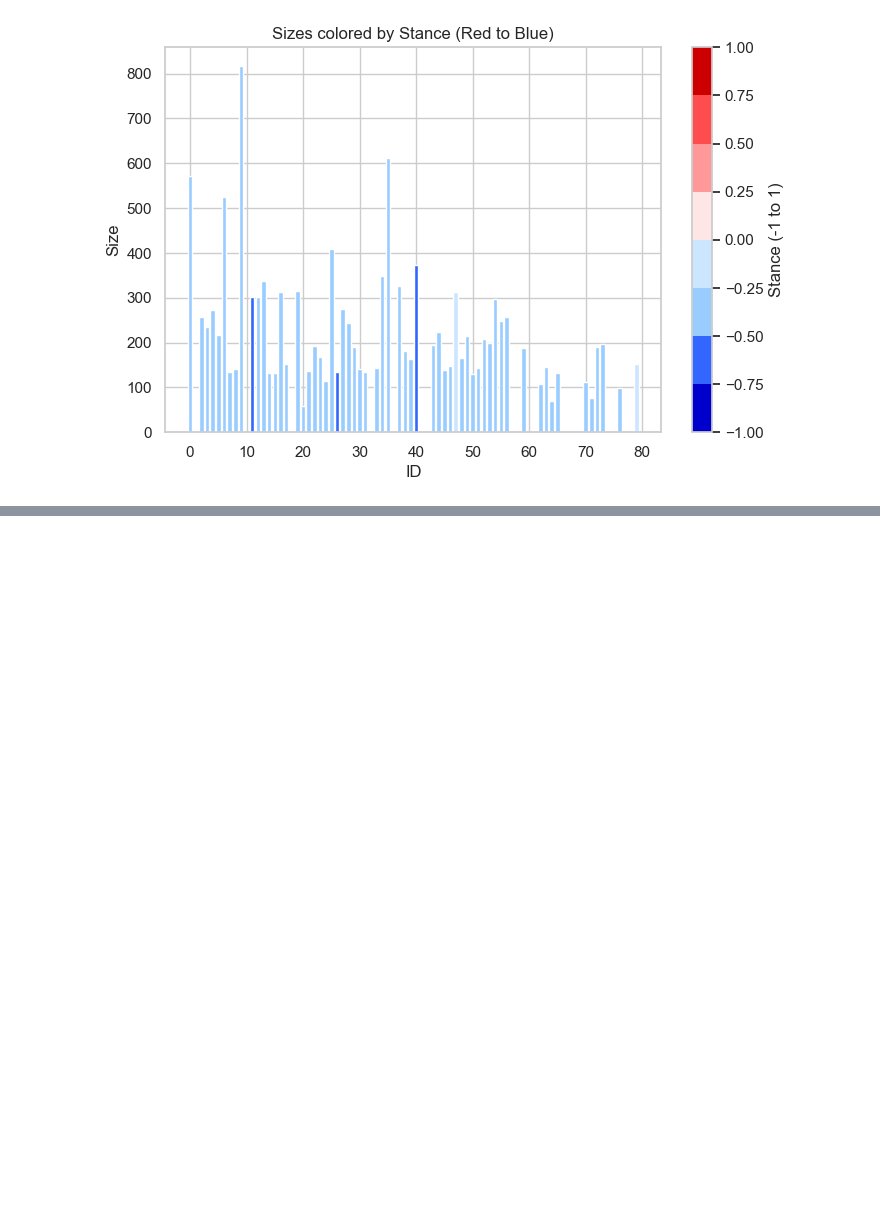
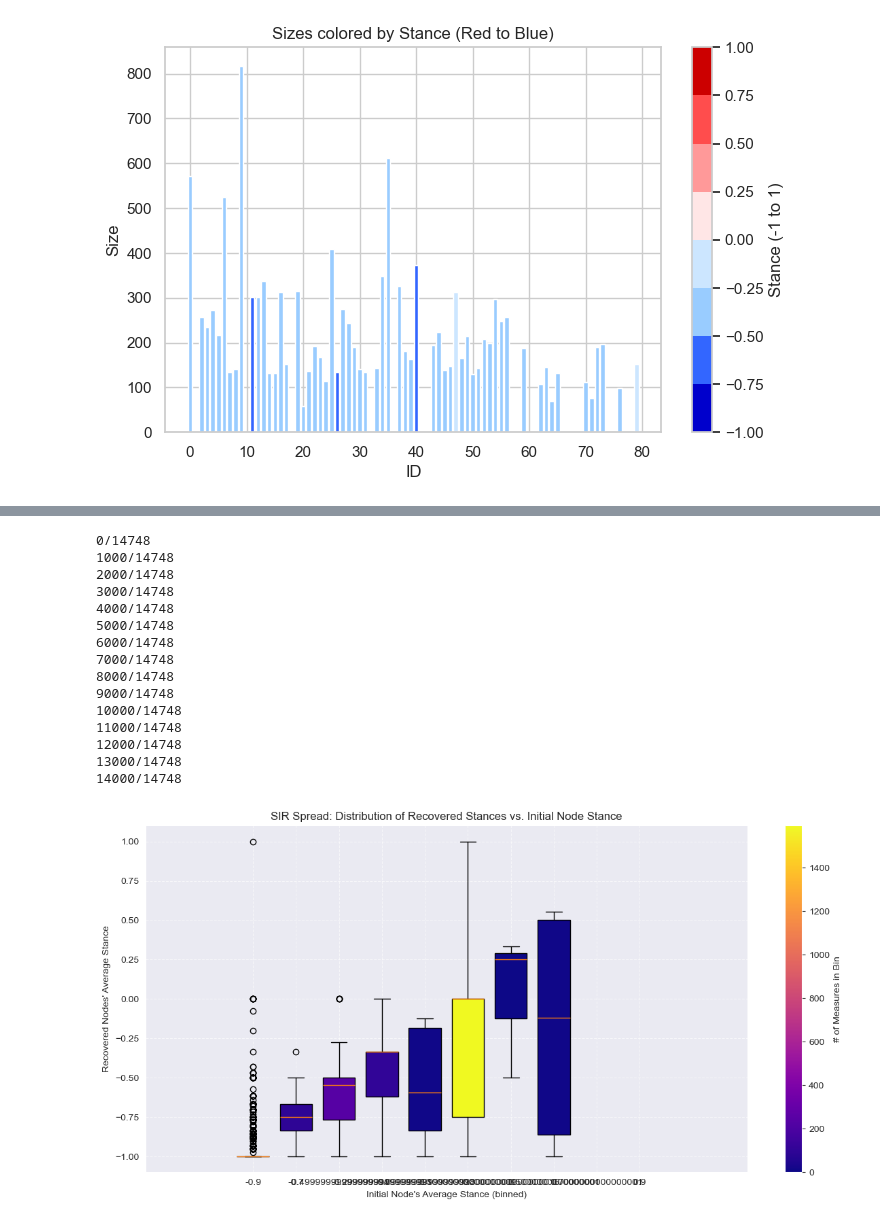
Before and after one commit to Filippo-Corti/SocialMediaMining, a Jupyter notebook: Project/TruthvsBluesky.ipynb, the cells around one changed output, grey strips where cells are left out. Cells and saved outputs as stored; diff of their text form; code cells hidden in the pictures; blank space fills up the shorter version.

```diff
--- a/Project/TruthvsBluesky.ipynb
+++ b/Project/TruthvsBluesky.ipynb
@@ -589,0 +714,73 @@ Communities: 61
+# %%
+num_bins = 10
+bin_edges = np.linspace(-1, 1, num_bins + 1)
+bin_centers = (bin_edges[:-1] + bin_edges[1:]) / 2
+
+binned_data = defaultdict(list)
+
+i = 0
+for node, attr in Bluesky_G.nodes(data=True):
+    node_stance = attr['average_stance']
+    measures = []
+    for _ in range(1):
+        recovered = simulate_sir(Bluesky_G, node)
+        if recovered:
+            measures.append(average_stance(Bluesky_G, recovered))
+    if measures: # Measures are added to the corresponding bin (determined by node_stance)
+        bin_index = np.digitize(node_stance, bin_edges) - 1
+        if 0 <= bin_index < num_bins:
+            binned_data[bin_index].extend(measures)
+
+    if i % 1000 == 0:
+        print(f"{i}/{len(Bluesky_G.nodes)}")
+    i += 1
+
+# Prepare boxplot data
+boxplot_data = [binned_data[i] for i in range(num_bins)]
+counts = [len(binned_data[i]) for i in range(num_bins)]
+
+# Normalize counts for coloring
+norm = colors.Normalize(vmin=min(counts), vmax=max(counts))
+cmap = cm.get_cmap('plasma')
+
+# Create figure and axes explicitly
+fig, ax = plt.subplots(figsize=(12, 6))
+
+# Plot boxplot
+box = ax.boxplot(boxplot_data, positions=bin_centers, widths=0.15, patch_artist=True)
+
+# Color each box based on count
+for patch, count in zip(box['boxes'], counts):
+    patch.set_facecolor(cmap(norm(count)))
+
+# Add colorbar linked to this axes
+sm = cm.ScalarMappable(cmap=cmap, norm=norm)
+sm.set_array([])  # Only needed to make colorbar work
+fig.colorbar(sm, ax=ax, label="# of Measures in Bin")
+
+# Labeling
+ax.set_xlabel("Initial Node's Average Stance (binned)")
+ax.set_ylabel("Recovered Nodes' Average Stance")
+ax.set_title("SIR Spread: Distribution of Recovered Stances vs. Initial Node Stance")
+ax.set_xticks(bin_centers)
+ax.grid(True, linestyle='--', alpha=0.6)
+
+plt.tight_layout()
+plt.show()
+# %% [output]
+0/14748
+1000/14748
+2000/14748
+3000/14748
+4000/14748
+5000/14748
+6000/14748
+7000/14748
+8000/14748
+9000/14748
+10000/14748
+11000/14748
+12000/14748
+13000/14748
+14000/14748
+[figure, added]
```
Also changed, not shown: parts of 4 cells of this notebook.
